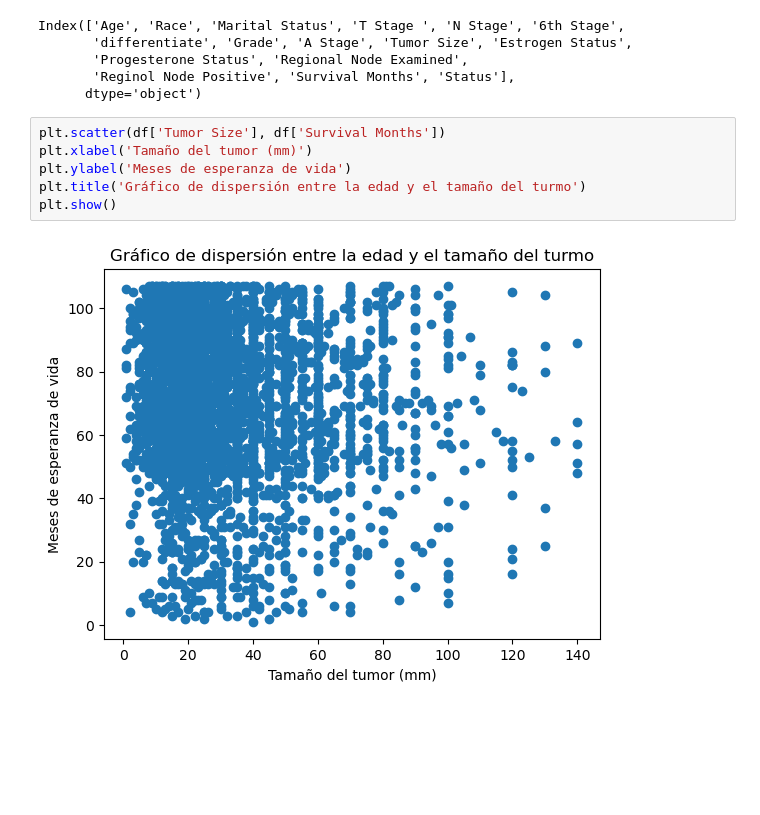
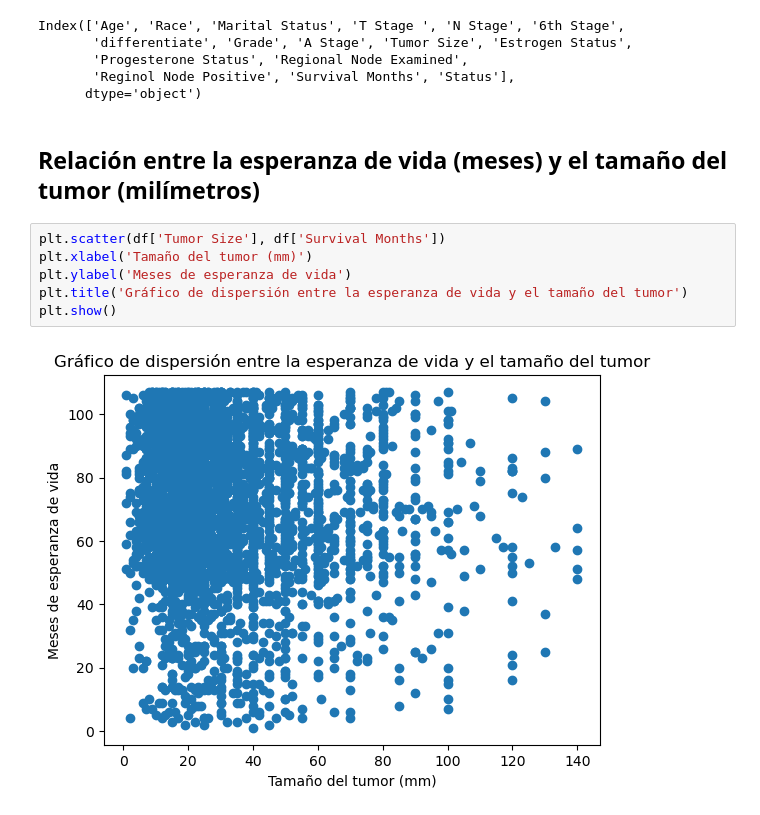
Before and after one commit to TheLudway/cancer-de-mama, a Jupyter notebook: Kaggle_Ludwig.ipynb, the cells around one changed output. Drawn from its saved outputs; the diff is of its cells as text; blank space fills up the shorter version.

```diff
--- a/Kaggle_Ludwig.ipynb
+++ b/Kaggle_Ludwig.ipynb
@@ -59,11 +60,13 @@ Index(['Age', 'Race', 'Marital Status', 'T Stage ', 'N Stage', '6th Stage',
        'Progesterone Status', 'Regional Node Examined',
        'Reginol Node Positive', 'Survival Months', 'Status'],
       dtype='object')
+# %% [markdown]
+## Relación entre la esperanza de vida (meses) y el tamaño del tumor (milímetros)
 # %%
 plt.scatter(df['Tumor Size'], df['Survival Months'])
 plt.xlabel('Tamaño del tumor (mm)')
 plt.ylabel('Meses de esperanza de vida')
-plt.title('Gráfico de dispersión entre la edad y el tamaño del turmo')
+plt.title('Gráfico de dispersión entre la esperanza de vida y el tamaño del tumor')
 plt.show()
 # %% [output]
-[figure, old version]
+[figure, new version]
```
Also changed, not shown: parts of 3 cells of this notebook.
